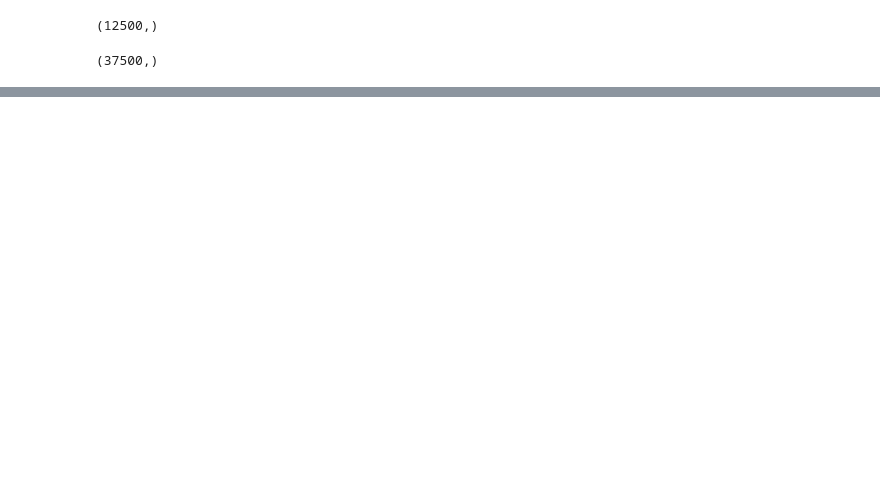
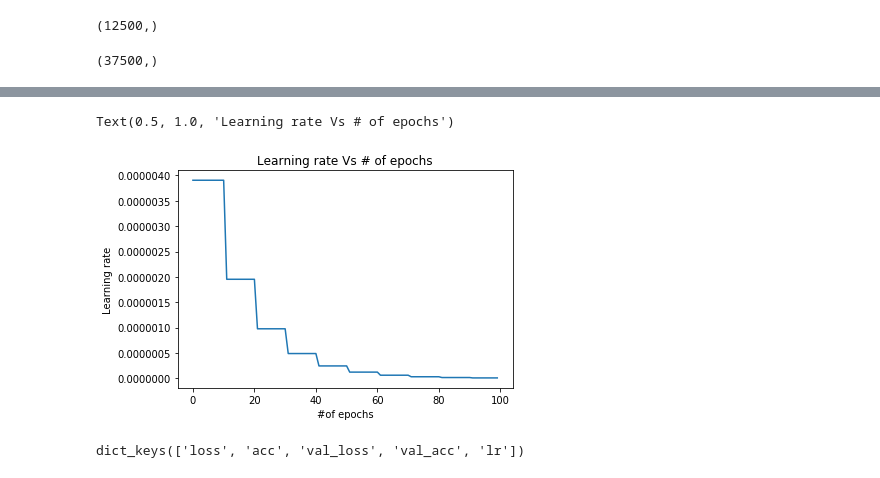
Before and after one commit to T-rex007/Face_recognition, a Jupyter notebook: classifier_NN.ipynb, the cells around one changed output, grey strips where cells are left out. Cells and saved outputs as stored; diff of their text form; code cells hidden in the pictures; blank space fills up the shorter version.

```diff
--- a/classifier_NN.ipynb
+++ b/classifier_NN.ipynb
@@ -82,0 +110,12 @@ KeyboardInterrupt:
+# %%
+plt.plot([i for i in range(epochs)], history.history['lr'], label = "Train loss")
+plt.xlabel("#of epochs")
+plt.ylabel("Learning rate")
+plt.title("Learning rate Vs # of epochs")
+# %% [output]
+Text(0.5, 1.0, 'Learning rate Vs # of epochs')
+[figure, added]
+# %%
+history.history.keys()
+# %% [output]
+dict_keys(['loss', 'acc', 'val_loss', 'val_acc', 'lr'])
```
Also changed, not shown: parts of 8 cells of this notebook, 3 other files.
